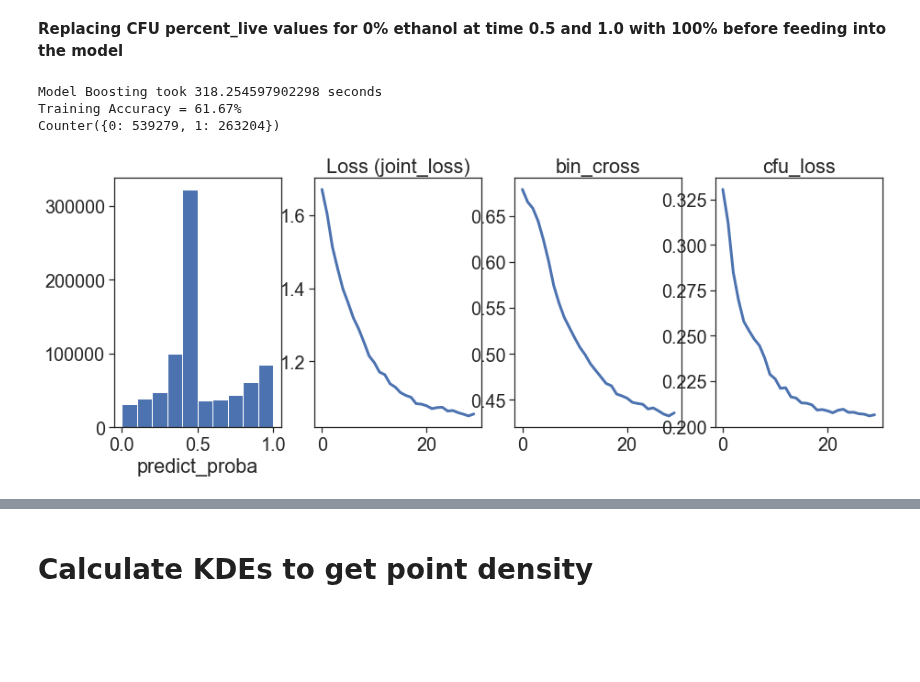
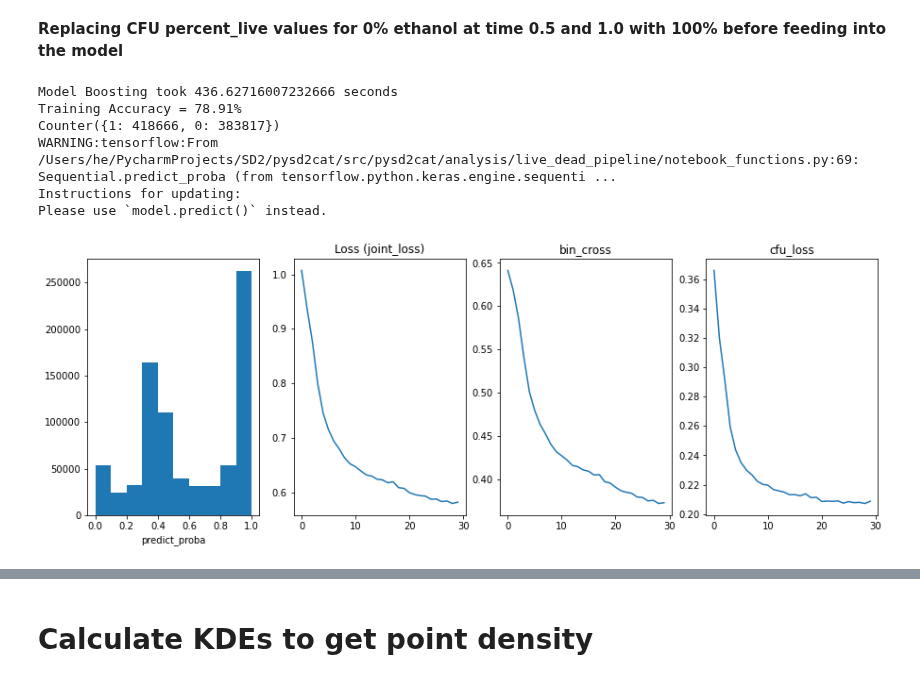
Before and after one commit to SD2E/pysd2cat, a Jupyter notebook: src/pysd2cat/analysis/live_dead_pipeline/Final Plots - Duke 2.0.ipynb, the cells around one changed output, grey strips where cells are left out. Cells and saved outputs as stored; diff of their text form; code cells hidden in the pictures; blank space fills up the shorter version.

Commit message:
Minor updates to existing notebooks

```diff
--- a/src/pysd2cat/analysis/live_dead_pipeline/Final Plots - Duke 2.0.ipynb
+++ b/src/pysd2cat/analysis/live_dead_pipeline/Final Plots - Duke 2.0.ipynb
@@ -221,15 +145,18 @@ Y_duke_stained_morph.loc[(Y_duke_stained_morph[n.inducer_concentration] == 0.0)
 # %%
 cr_duke_stained_morph, \
 pl_duke_stained_morph = run_model(model_function=booster_model_v2, lr=0.001,
-                                      loss = joint_loss_wrapper(2), metrics = [bin_cross, cfu_loss],
+                                      loss = joint_loss_wrapper(1), metrics = [bin_cross, cfu_loss],
                                       X = X_duke_stained_morph, Y = Y_duke_stained_morph,
                                       epochs = 30, batch_size = 2048,
                                       verbose = False, shuffle = True, plot_type="line")
 # %% [output]
-Model Boosting took 318.254597902298 seconds
-Training Accuracy = 61.67%
-Counter({0: 539279, 1: 263204})
+Model Boosting took 436.62716007232666 seconds
+Training Accuracy = 78.91%
+Counter({1: 418666, 0: 383817})
+WARNING:tensorflow:From /Users/he/PycharmProjects/SD2/pysd2cat/src/pysd2cat/analysis/live_dead_pipeline/notebook_functions.py:69: Sequential.predict_proba (from tensorflow.python.keras.engine.sequenti ...
+Instructions for updating:
+Please use `model.predict()` instead.
-[figure, old version]
+[figure, new version]
 # %%
 plot_per_cond(cr_duke_stained_morph)
 # %% [output]
```
Also changed, not shown: parts of 16 cells of this notebook, 3 other files.
